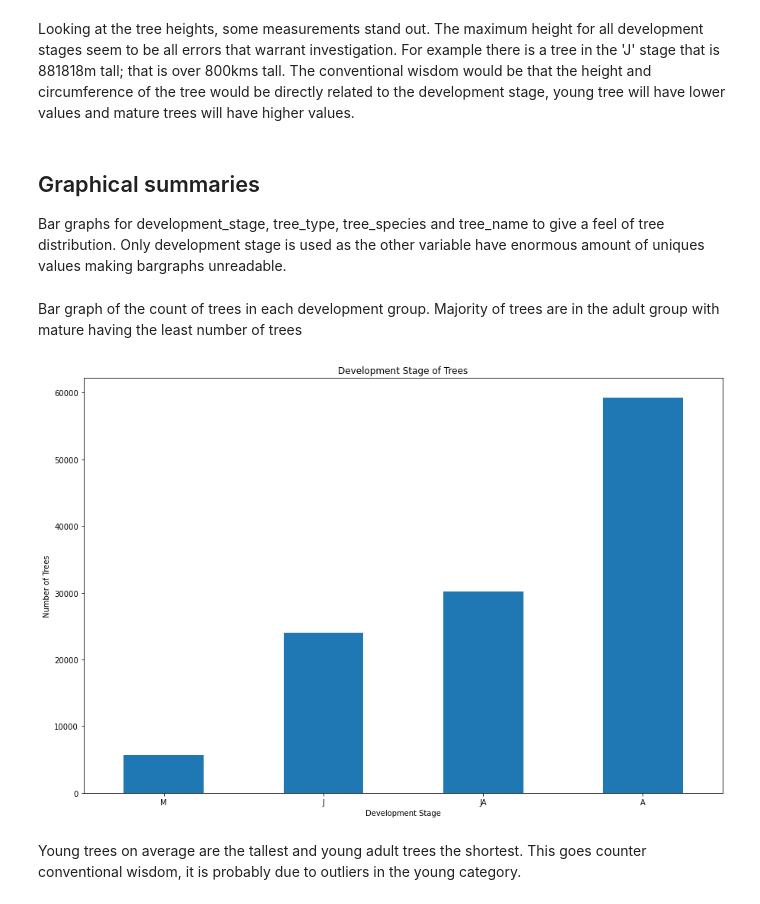
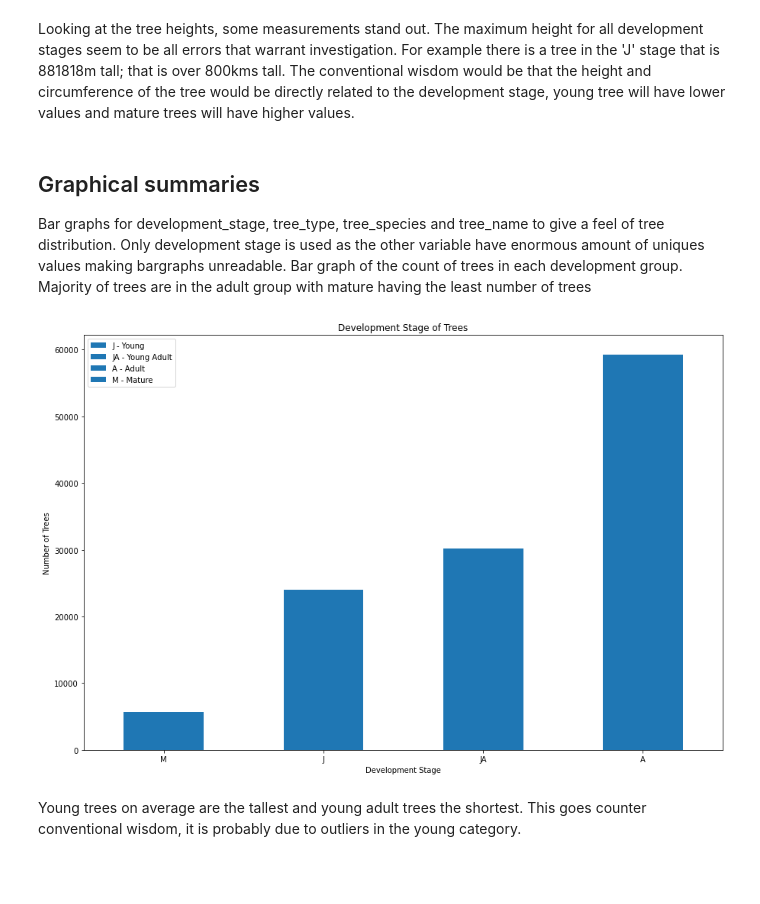
Before and after one commit to pajeeokoth/Smart_City, a Jupyter notebook: P2_01_jupyternotebook.ipynb, the cells around one changed output. Drawn from its saved outputs; the diff is of its cells as text; code cells hidden in the pictures; blank space fills up the shorter version.

```diff
--- a/P2_01_jupyternotebook.ipynb
+++ b/P2_01_jupyternotebook.ipynb
@@ -321,21 +328,26 @@ Looking at the tree heights, some measurements stand out. The maximum height for
 ## Graphical summaries
 Bar graphs for development_stage, tree_type, tree_species and tree_name to give a feel of tree distribution.
 Only development stage is used as the other variable have enormous amount of uniques values making bargraphs unreadable.
+Bar graph of the count of trees in each development group. Majority of trees are in the adult group with mature having the least number of trees
-# %% [markdown]
-Bar graph of the count of trees in each development group. Majority of trees are in the adult group with mature having the least number of trees
 # %%
 # Bar graph showing distrubution of tree counts by 'development_stage'
+import matplotlib.patches as mpatches
 grp = df_trees.groupby(['development_stage'])
 group = grp['id'].count().sort_values(ascending=True)
+j = mpatches.Patch(label='J - Young')
+ja = mpatches.Patch(label='JA - Young Adult')
+a = mpatches.Patch(label='A - Adult')
+m = mpatches.Patch(label='M - Mature')
 plt.rcParams["figure.figsize"] = (15,10)
-tree_chart = group.plot(kind='bar', title ='Development Stage of Trees')
+tree_chart = group.plot(kind='bar', title ='Development Stage of Trees', label='grp')
 plt.ylabel('Number of Trees')
 plt.xlabel('Development Stage')
+plt.legend(handles = [j, ja, a, m])
 plt.xticks(rotation = 0)
 plt.show()
 # plt.rcParams["figure.figsize"] = plt.rcParamsDefault["figure.figsize"] # rest back to global params
 # %% [output]
-[figure, old version]
+[figure, new version]
 # %% [markdown]
 Young trees on average are the tallest and young adult trees the shortest. This goes counter conventional wisdom, it is probably due to outliers in the young category.
 # %%
```
Also changed, not shown: parts of 17 cells of this notebook, 2 other files.
